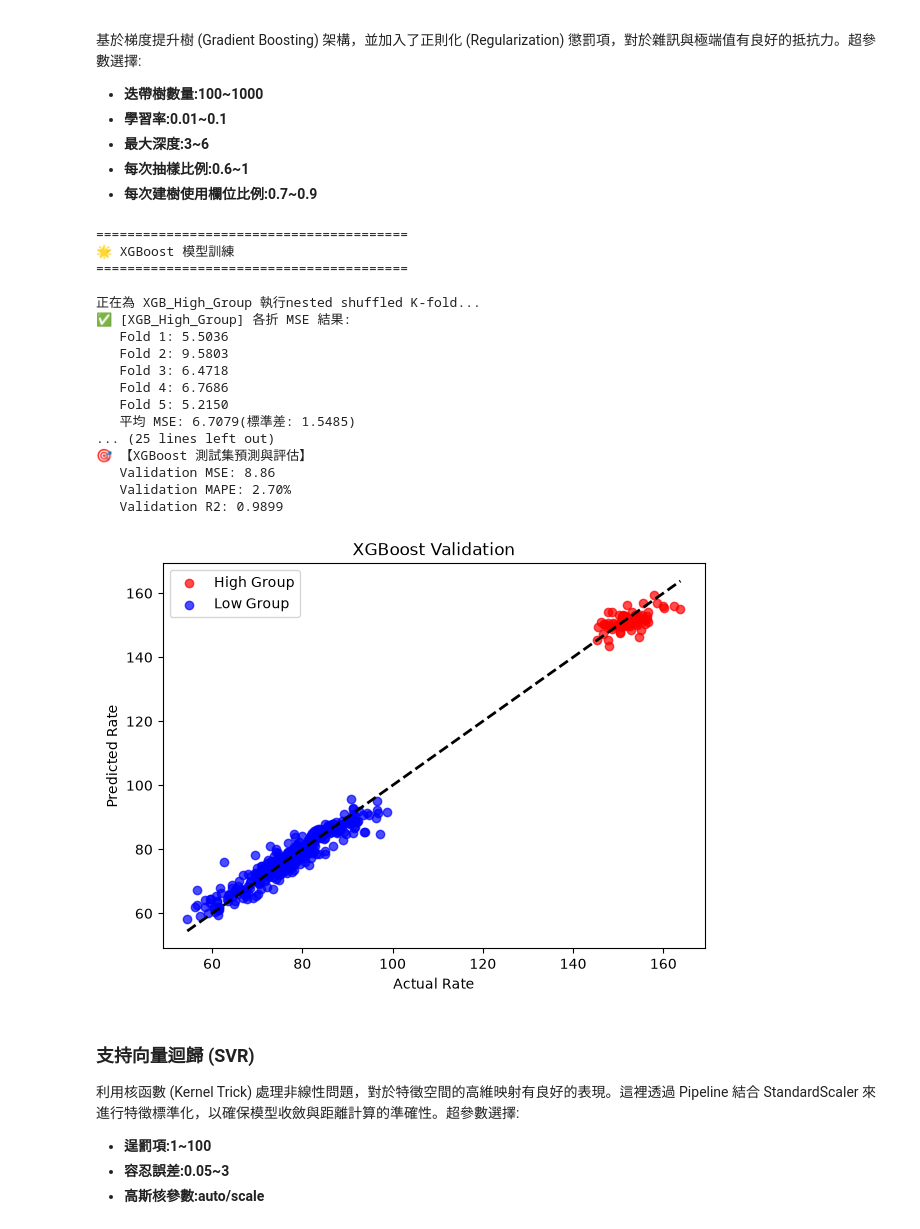
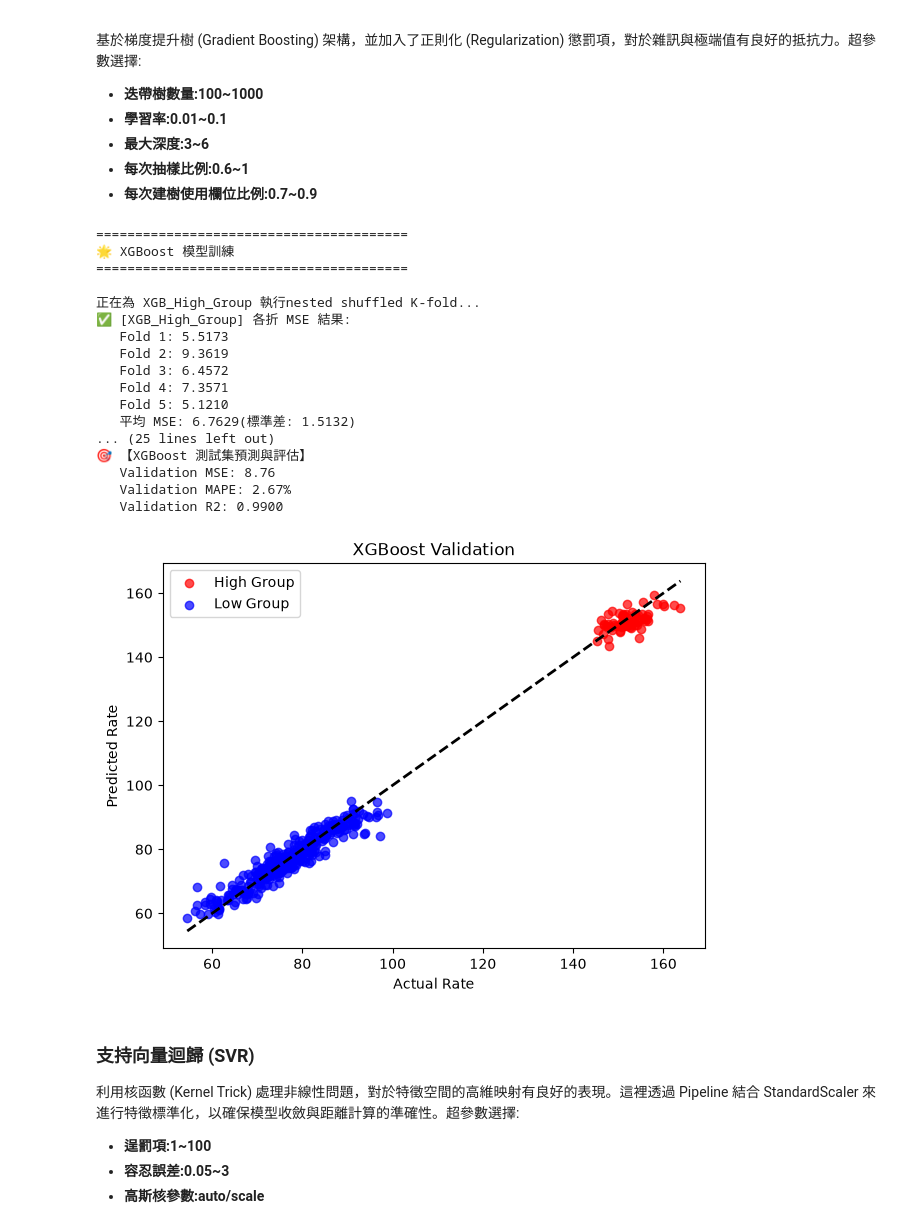
Before and after one commit to kennychennn/Semiconductor-cmp-prediction, a Jupyter notebook: notebooks/CMP.ipynb, the cells around one changed output. Cells and saved outputs as stored; diff of their text form; code cells hidden in the pictures.

```diff
--- a/notebooks/CMP.ipynb
+++ b/notebooks/CMP.ipynb
@@ -608,40 +608,40 @@ y_pred_rf = evaluate_model("Random Forest", model_rf_high, model_rf_low, test_fi
 # %%
 print("\n" + "=" * 40)
 print("🌟 XGBoost 模型訓練")
 print("=" * 40)
 xgb_search_space = {
     'n_estimators': Integer(100, 1000),
     'learning_rate': Real(0.01, 0.1, prior='log-uniform'),
     'max_depth': Integer(3, 6),
     'min_child_weight': Categorical([1, 3, 5, 7, 9]),
     'subsample': Real(0.6, 1.0),
-    'colsample_bytree': Categorical([0.5, 0.6, 0.7, 0.8]),
+    'colsample_bytree': Categorical([0.5, 0.6, 0.7, 0.8, 0.9]),
     'reg_alpha': Categorical([0.1]),
     'reg_lambda': Categorical([1.0])
 }
 model_xgb_high = train_model(XGBRegressor(random_state=42, objective='reg:squarederror', n_jobs=1, tree_method='hist'), xgb_search_space, X_high_filled, y_high, "XGB_High_Group", n_iter=50)
 model_xgb_low = train_model(XGBRegressor(random_state=42, objective='reg:squarederror', n_jobs=1, tree_method='hist'), xgb_search_space, X_low_filled, y_low, "XGB_Low_Group", n_iter=50)
 show_importance(model_xgb_high, X_high.columns, "XGB High Group")
 y_pred_xgb = evaluate_model("XGBoost", model_xgb_high, model_xgb_low, test_final_df)
 # %% [output]
 ========================================
 🌟 XGBoost 模型訓練
 ========================================
 
 正在為 XGB_High_Group 執行nested shuffled K-fold...
 ✅ [XGB_High_Group] 各折 MSE 結果:
-   Fold 1: 5.5036
-   Fold 2: 9.5803
-   Fold 3: 6.4718
-   Fold 4: 6.7686
-   Fold 5: 5.2150
-   平均 MSE: 6.7079(標準差: 1.5485)
+   Fold 1: 5.5173
+   Fold 2: 9.3619
+   Fold 3: 6.4572
+   Fold 4: 7.3571
+   Fold 5: 5.1210
+   平均 MSE: 6.7629(標準差: 1.5132)
 ... (25 lines left out)
 🎯 【XGBoost 測試集預測與評估】
-   Validation MSE: 8.86
-   Validation MAPE: 2.70%
-   Validation R2: 0.9899
+   Validation MSE: 8.76
+   Validation MAPE: 2.67%
+   Validation R2: 0.9900
-[figure, old version]
+[figure, new version]
 # %% [markdown]
 ###  支持向量迴歸 (SVR)
 利用核函數 (Kernel Trick) 處理非線性問題，對於特徵空間的高維映射有良好的表現。這裡透過 Pipeline 結合 StandardScaler 來進行特徵標準化，以確保模型收斂與距離計算的準確性。超參數選擇:
```
Also changed, not shown: parts of 2 cells of this notebook.
